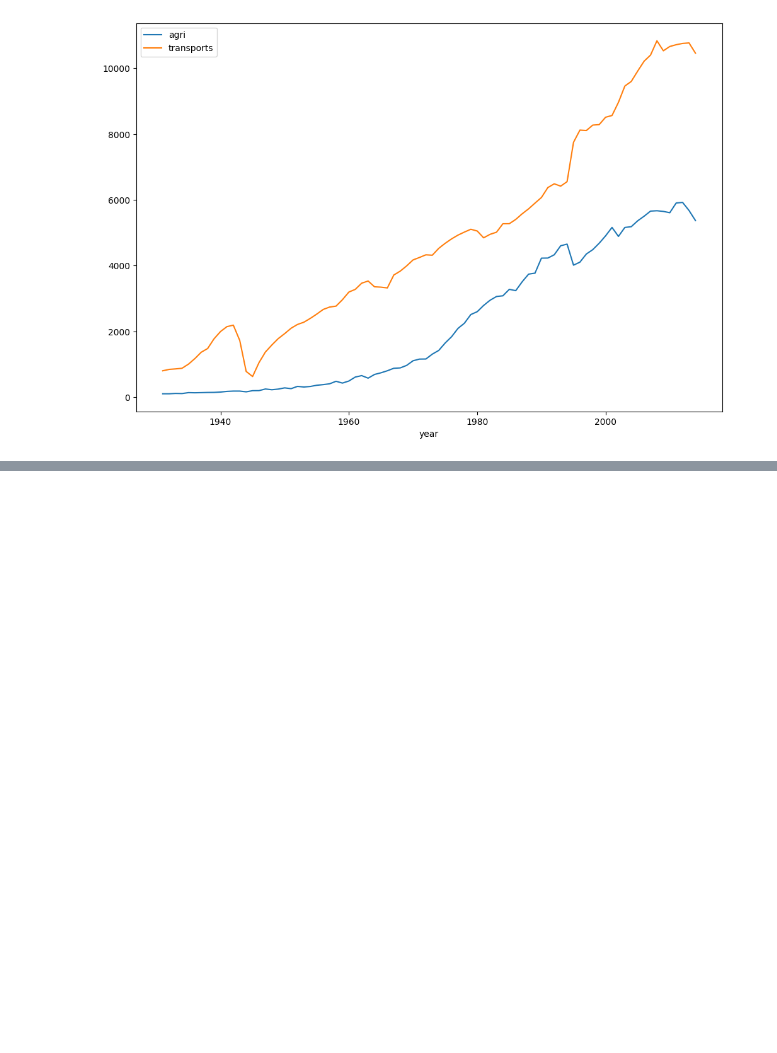
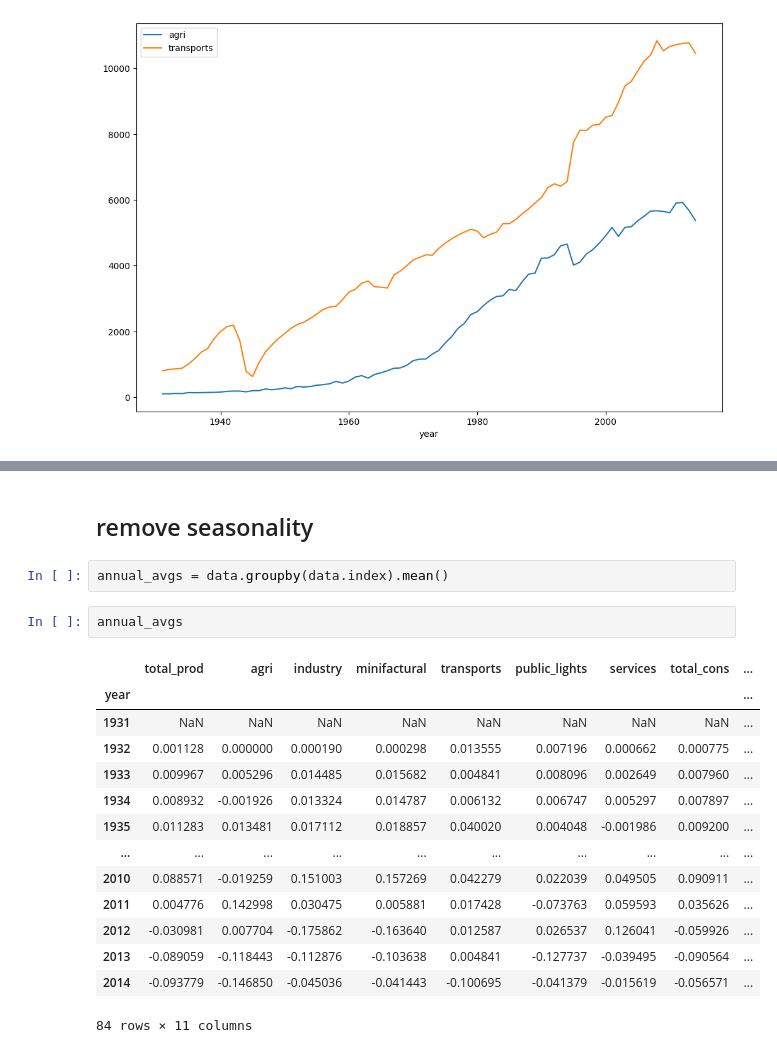
Before and after one commit to depa-tto/Multivariate-Time-Series-project, a Jupyter notebook: time_series_project.ipynb, the cells around one changed output, grey strips where cells are left out. Drawn from its saved outputs; the diff is of its cells as text; blank space fills up the shorter version.

```diff
--- a/time_series_project.ipynb
+++ b/time_series_project.ipynb
@@ -290,0 +361,21 @@ data[['agri','transports']].plot(figsize=(12,8))
+# %% [markdown]
+## remove seasonality
+# %%
+annual_avgs = data.groupby(data.index).mean()
+# %%
+annual_avgs
+# %% [output]
+|  | total_prod | agri | industry | minifactural | transports | public_lights | services | total_cons | ... |
+| year |  |  |  |  |  |  |  |  | ... |
+| 1931 | NaN | NaN | NaN | NaN | NaN | NaN | NaN | NaN | ... |
+| 1932 | 0.001128 | 0.000000 | 0.000190 | 0.000298 | 0.013555 | 0.007196 | 0.000662 | 0.000775 | ... |
+| 1933 | 0.009967 | 0.005296 | 0.014485 | 0.015682 | 0.004841 | 0.008096 | 0.002649 | 0.007960 | ... |
+| 1934 | 0.008932 | -0.001926 | 0.013324 | 0.014787 | 0.006132 | 0.006747 | 0.005297 | 0.007897 | ... |
+| 1935 | 0.011283 | 0.013481 | 0.017112 | 0.018857 | 0.040020 | 0.004048 | -0.001986 | 0.009200 | ... |
+| ... | ... | ... | ... | ... | ... | ... | ... | ... | ... |
+| 2010 | 0.088571 | -0.019259 | 0.151003 | 0.157269 | 0.042279 | 0.022039 | 0.049505 | 0.090911 | ... |
+| 2011 | 0.004776 | 0.142998 | 0.030475 | 0.005881 | 0.017428 | -0.073763 | 0.059593 | 0.035626 | ... |
+| 2012 | -0.030981 | 0.007704 | -0.175862 | -0.163640 | 0.012587 | 0.026537 | 0.126041 | -0.059926 | ... |
+| 2013 | -0.089059 | -0.118443 | -0.112876 | -0.103638 | 0.004841 | -0.127737 | -0.039495 | -0.090564 | ... |
+| 2014 | -0.093779 | -0.146850 | -0.045036 | -0.041443 | -0.100695 | -0.041379 | -0.015619 | -0.056571 | ... |
+84 rows × 11 columns
```
Also changed, not shown: parts of 12 cells of this notebook.
